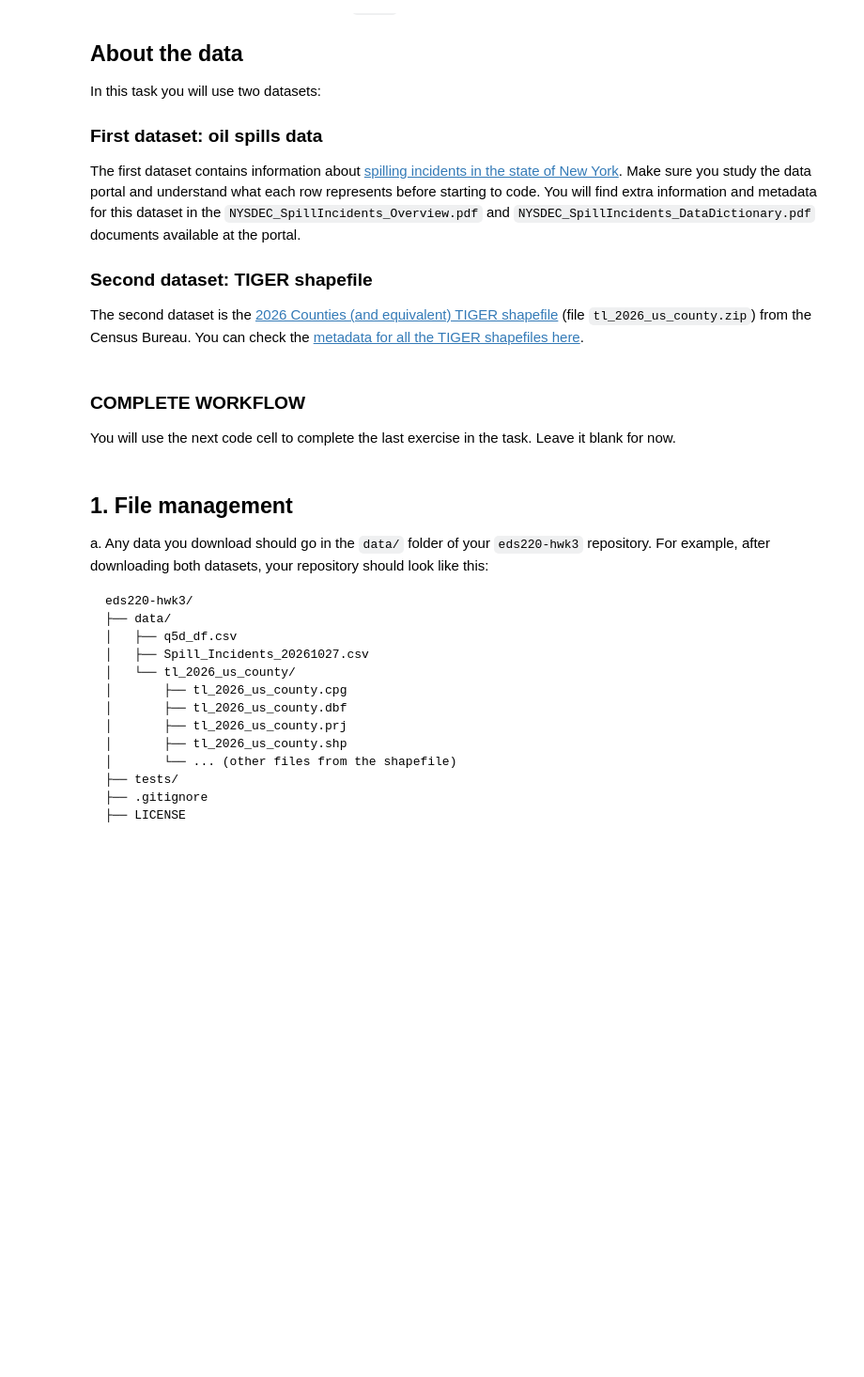
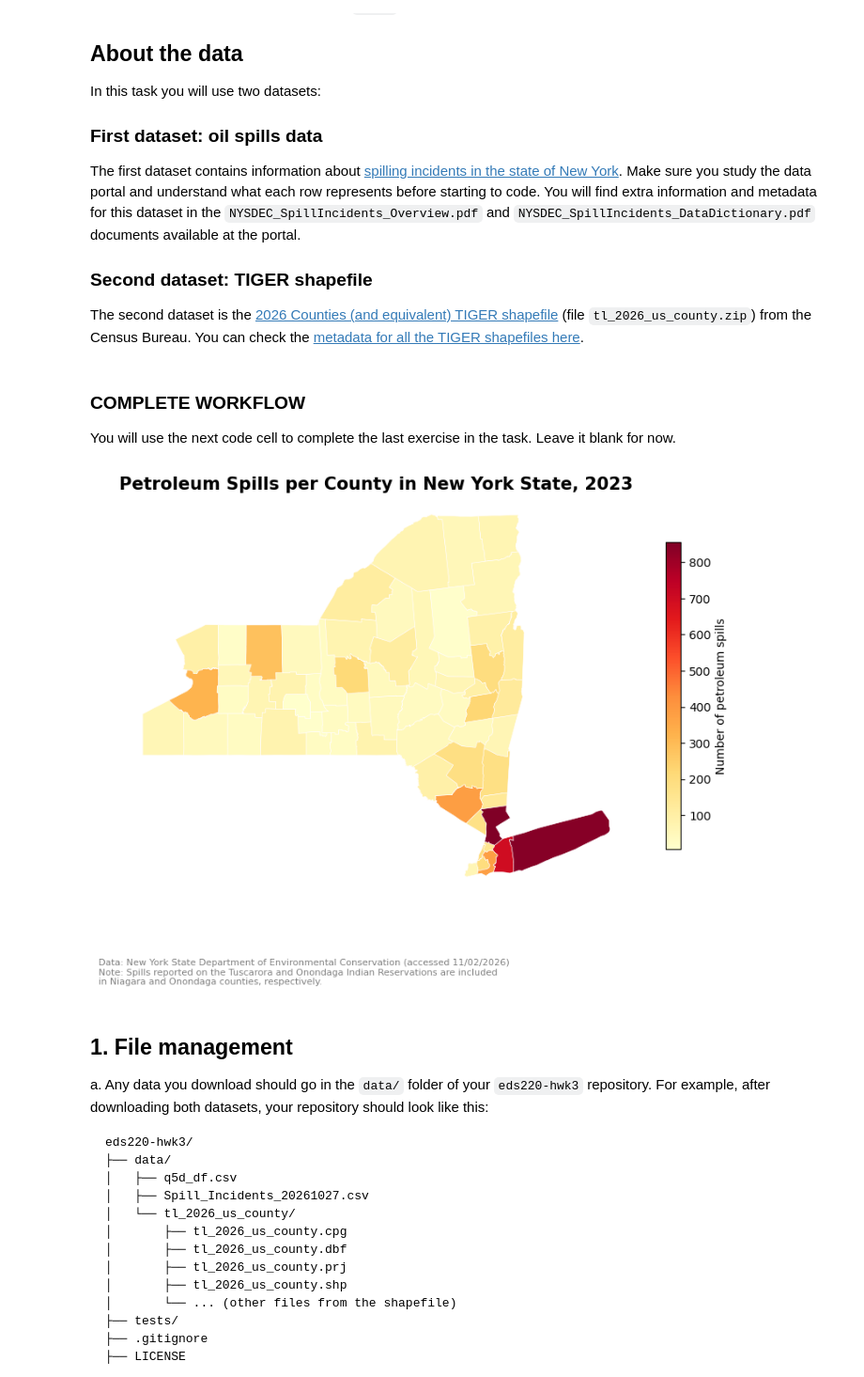
Before and after one commit to kailani-boop/eds220-hwk3, a Jupyter notebook: hwk3-task2-spills.ipynb, the cells around one changed output. Shown at 94% size. Drawn from its saved outputs; the diff is of its cells as text; code cells hidden in the pictures; blank space fills up the shorter version.

```diff
--- a/hwk3-task2-spills.ipynb
+++ b/hwk3-task2-spills.ipynb
@@ -48,3 +46,99 @@ You will use the next code cell to complete the last exercise in the task. Leave
+# %%
+# FINAL CODE
+# Importing necessary libraries
+import os
+import numpy as np
+import pandas as pd
+import matplotlib.pyplot as plt
+import geopandas as gpd
+
+# Importing the data
+spills = pd.read_csv('data/Spill_Incidents_20261102.csv')
+
+fp = os.path.join('data','tl_2026_us_county','tl_2026_us_county.shp')
+counties = gpd.read_file(fp)
+
+
+# Simplifying `spills` columns so that they're easier to work with. Lower case and replace spaces with `_`
+spills.columns = spills.columns.str.lower().str.replace(' ', '_')
+
+# Convert date columns to a datetime
+dates = ['spill_date', 'received_date', 'close_date']
+spills[dates] = spills[dates].apply(pd.to_datetime)
+
+
+# Creating a new variable of spills in 2023
+petr_23 = spills[(spills['spill_date'] >= '01/01/2023') & (spills['spill_date'] <= '12/31/2023') & (spills['material_family'] == 'Petroleum')]
+
+# Writing an assertion test checking if spills only include petroleum
+assert petr_23['material_family'].nunique() == 1, "More than one type of spills."
+
+# Creating a new dataset with the number of spills per county from `petr_23` dataset
+    # Grouping by county. Counts each unique spill
+    # Resets the index so that it starts from 0. Names the new columns 'n_spills'
+spills_per_county = (petr_23.groupby('county')['spill_number'].nunique().reset_index(name = 'n_spills'))
+
+
+# Converting the `counties` columns from upper case to lower case
+counties.columns = counties.columns.str.lower()
+
+# Filtering the data frame to only include counties within NY
+# NY code is 36
+ny_counties = counties[counties['statefp'] == '36']
+
+
+# Fixing the St. Lawrence issue
+spills_per_county['county'] = spills_per_county['county'].replace('St Lawrence', 'St. Lawrence')
+# Verifying that the issue was fixed
+assert spills_per_county['county'].str.contains('St. Lawrence').any()
+
+
+# Renaming the name column of `ny_counties` to county
+ny_counties = ny_counties.rename(columns = {'name': 'county'})
+
+# Merging the data frames together into a new variable
+ny_spills = pd.merge(spills_per_county, ny_counties, how = 'inner', on = 'county')
+
+
+# Get the reservation spill counts
+tuscarora = spills_per_county.loc[spills_per_county['county'] == 'Tuscarora Indian Reservation', 'n_spills'].item()
+onondaga_res = spills_per_county.loc[spills_per_county['county'] == 'Onondaga Indian Reservation', 'n_spills'].item()
+
+# Add them to their surrounding counties
+ny_spills.loc[ny_spills['county'] == 'Niagara', 'n_spills'] += tuscarora
+ny_spills.loc[ny_spills['county'] == 'Onondaga', 'n_spills'] += onondaga_res
+
+
+
+# Plotting NY spills
+# pd.merge with a regular DataFrame on the left returns a plain DataFrame,
+# so convert it back to a GeoDataFrame before plotting
+ny_spills = gpd.GeoDataFrame(ny_spills, geometry='geometry', crs=ny_counties.crs)
+
+fig, ax = plt.subplots(figsize=(10, 8))
+
+ny_spills.plot(ax = ax,
+               column = 'n_spills',
+               cmap = 'YlOrRd',
+               edgecolor = 'white',
+               linewidth = 0.4,
+               legend = True,
+               legend_kwds = {'label': 'Number of petroleum spills',
+                             'shrink': 0.6})
+
+ax.set_title('Petroleum Spills per County in New York State, 2023',
+             fontsize = 15, fontweight = 'bold')
+ax.axis('off')
+
+fig.text(0.1, 0.06,
+         'Data: New York State Department of Environmental Conservation (accessed 11/02/2026)\n'
+         'Note: Spills reported on the Tuscarora and Onondaga Indian Reservations are included\n'
+         'in Niagara and Onondaga counties, respectively.',
+         fontsize = 8, color = 'gray', ha = 'left')
+
+plt.show()
+# %% [output]
+[figure, added]
 # %% [markdown]
 ## 1. File management
 a. Any data you download should go in the `data/` folder of your `eds220-hwk3` repository. For example, after downloading both datasets, your repository should look like this:
```
Also changed, not shown: parts of 8 cells of this notebook.
